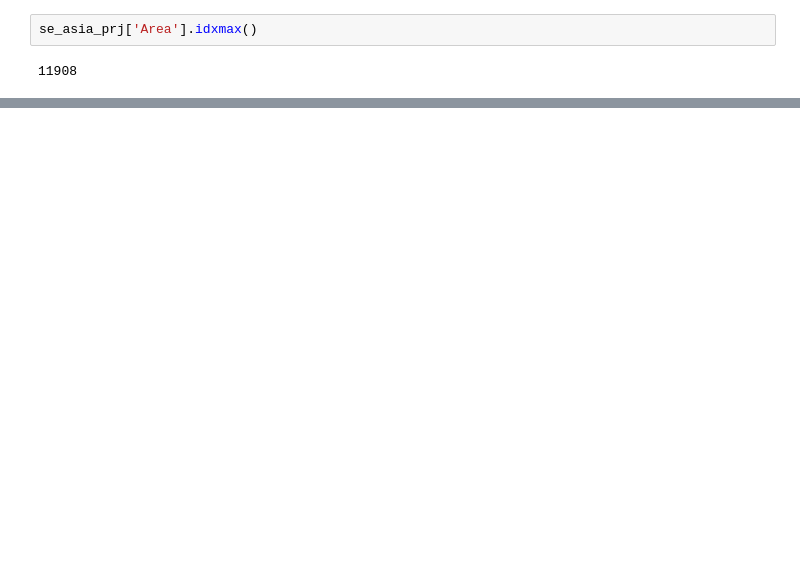
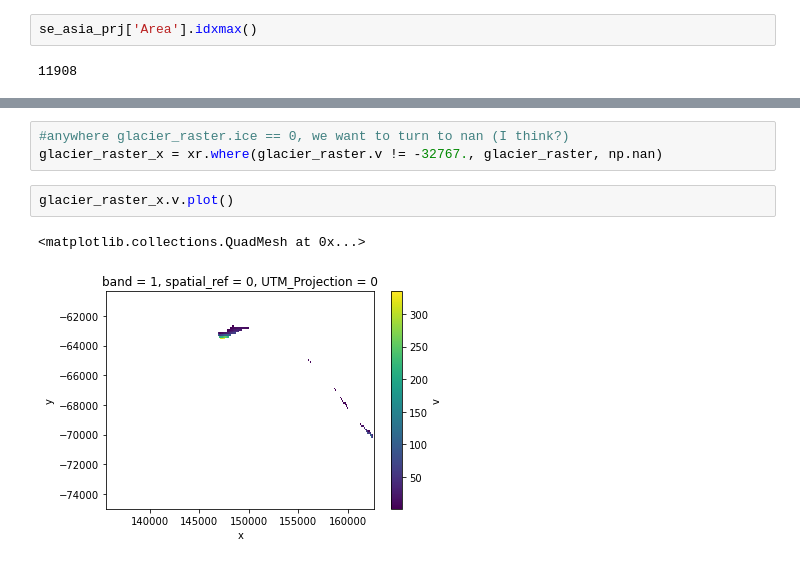
Before and after one commit to e-marshall/itslive, a Jupyter notebook: different_velocity_workflow.ipynb, the cells around one changed output, grey strips where cells are left out. Drawn from its saved outputs; the diff is of its cells as text; blank space fills up the shorter version.

```diff
--- a/different_velocity_workflow.ipynb
+++ b/different_velocity_workflow.ipynb
@@ -236,0 +247,8 @@ glacier_raster.ice.plot()
+# %%
+#anywhere glacier_raster.ice == 0, we want to turn to nan (I think?)
+glacier_raster_x = xr.where(glacier_raster.v != -32767., glacier_raster, np.nan)
+# %%
+glacier_raster_x.v.plot()
+# %% [output]
+<matplotlib.collections.QuadMesh at 0x...>
+[figure, added]
```
Also changed, not shown: parts of 28 cells of this notebook.
